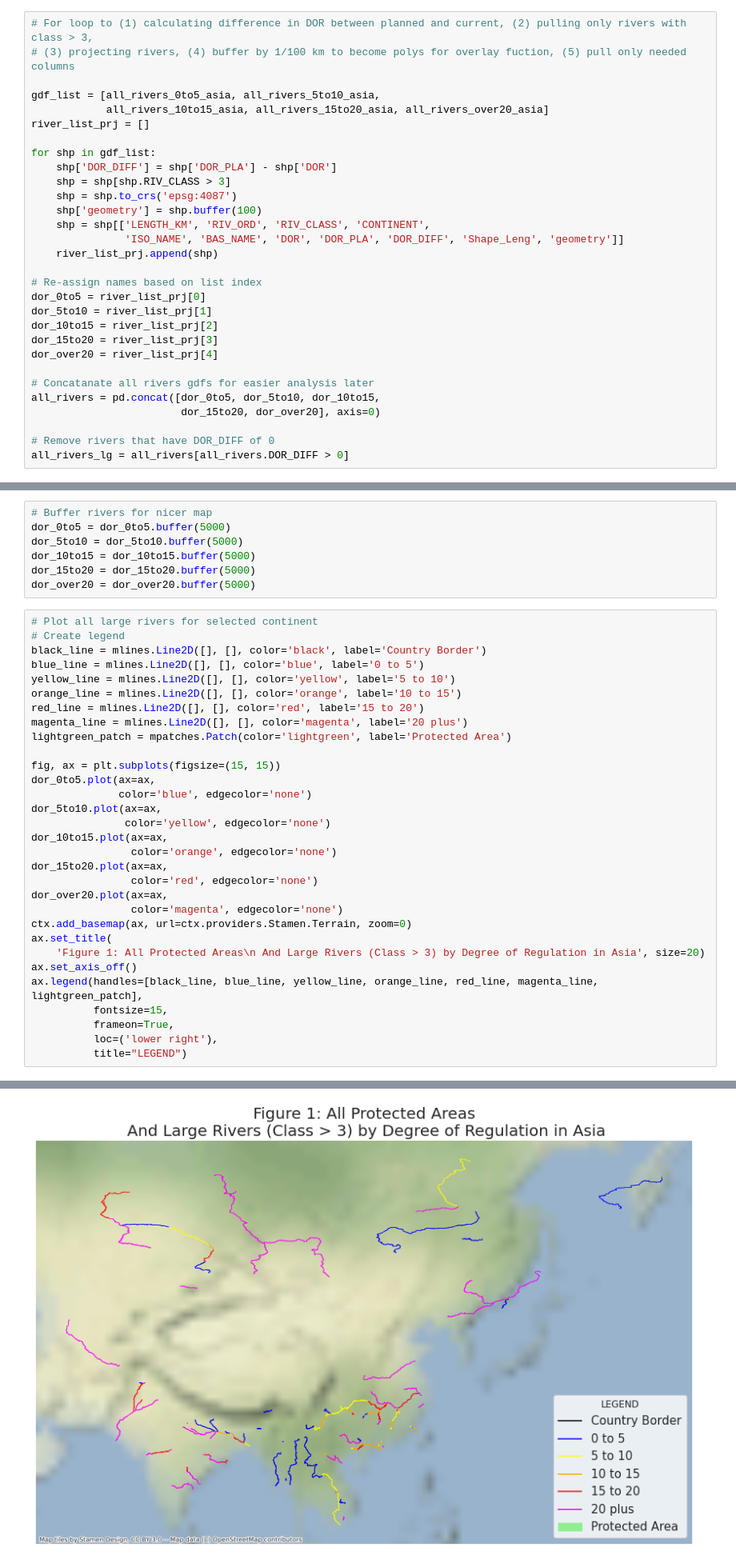
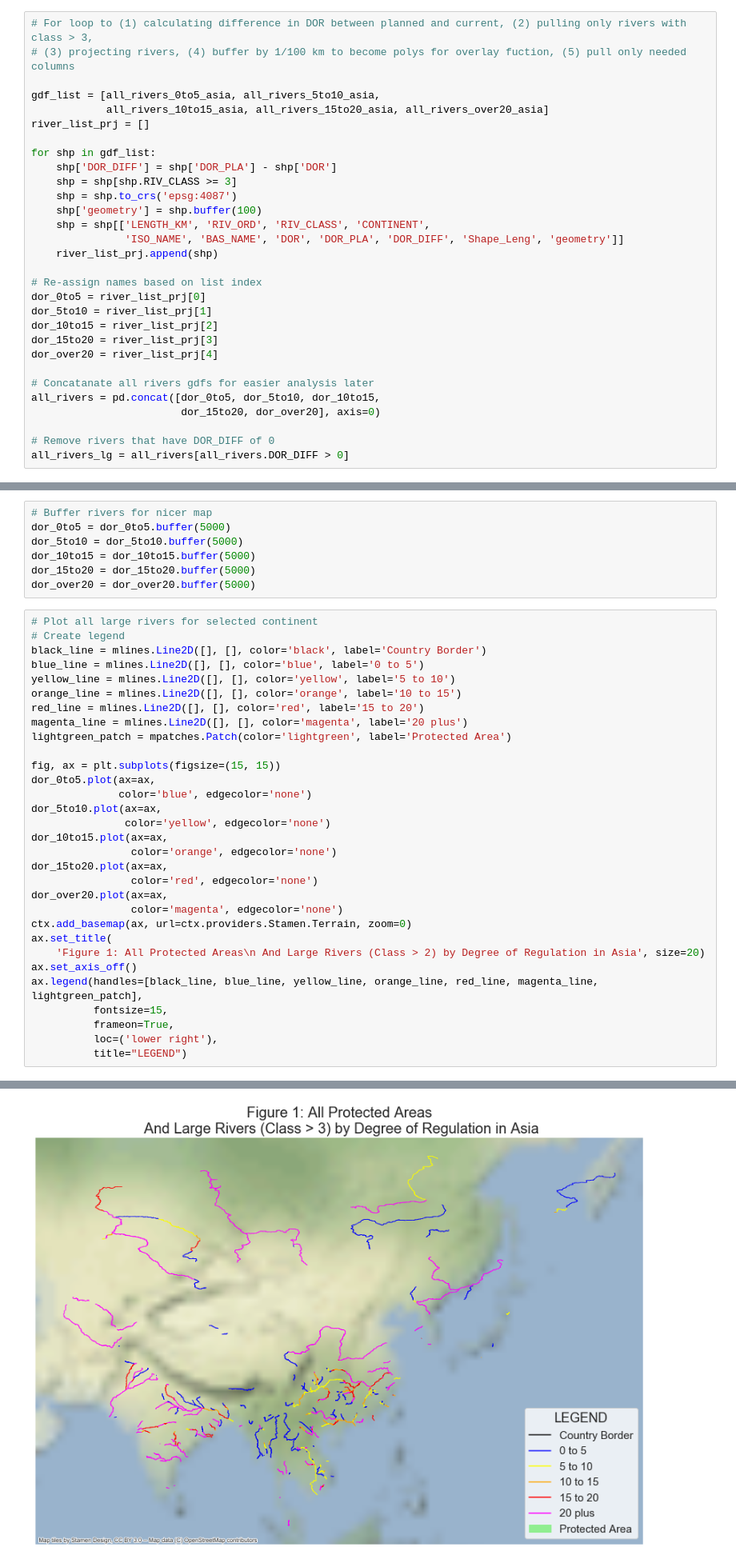
Before and after one commit to lherwehe/global-dam-impacts, a Jupyter notebook: exploration-notebooks/dam-impacts-on-protected-areas-calc-asia.ipynb, the cells around one changed output, grey strips where cells are left out. Shown: that part at 80% size. Cells and saved outputs as stored; diff of their text form.

```diff
--- a/exploration-notebooks/dam-impacts-on-protected-areas-calc-asia.ipynb
+++ b/exploration-notebooks/dam-impacts-on-protected-areas-calc-asia.ipynb
@@ -171,7 +171,7 @@ river_list_prj = []
 
 for shp in gdf_list:
     shp['DOR_DIFF'] = shp['DOR_PLA'] - shp['DOR']
-    shp = shp[shp.RIV_CLASS > 3]
+    shp = shp[shp.RIV_CLASS >= 3]
     shp = shp.to_crs('epsg:4087')
     shp['geometry'] = shp.buffer(100)
     shp = shp[['LENGTH_KM', 'RIV_ORD', 'RIV_CLASS', 'CONTINENT',
@@ -330,32 +339,32 @@ dor_over20 = dor_over20.buffer(5000)
 # Create legend
 black_line = mlines.Line2D([], [], color='black', label='Country Border')
 blue_line = mlines.Line2D([], [], color='blue', label='0 to 5')
 yellow_line = mlines.Line2D([], [], color='yellow', label='5 to 10')
 orange_line = mlines.Line2D([], [], color='orange', label='10 to 15')
 red_line = mlines.Line2D([], [], color='red', label='15 to 20')
 magenta_line = mlines.Line2D([], [], color='magenta', label='20 plus')
 lightgreen_patch = mpatches.Patch(color='lightgreen', label='Protected Area')
 
 fig, ax = plt.subplots(figsize=(15, 15))
 dor_0to5.plot(ax=ax,
               color='blue', edgecolor='none')
 dor_5to10.plot(ax=ax,
                color='yellow', edgecolor='none')
 dor_10to15.plot(ax=ax,
                 color='orange', edgecolor='none')
 dor_15to20.plot(ax=ax,
                 color='red', edgecolor='none')
 dor_over20.plot(ax=ax,
                 color='magenta', edgecolor='none')
 ctx.add_basemap(ax, url=ctx.providers.Stamen.Terrain, zoom=0)
 ax.set_title(
-    'Figure 1: All Protected Areas\n And Large Rivers (Class > 3) by Degree of Regulation in Asia', size=20)
+    'Figure 1: All Protected Areas\n And Large Rivers (Class > 2) by Degree of Regulation in Asia', size=20)
 ax.set_axis_off()
 ax.legend(handles=[black_line, blue_line, yellow_line, orange_line, red_line, magenta_line, lightgreen_patch],
           fontsize=15,
           frameon=True,
           loc=('lower right'),
           title="LEGEND")
 # %% [output]
 <matplotlib.legend.Legend at 0x...>
-[figure, old version]
+[figure, new version]
```
Also changed, not shown: parts of 7 cells of this notebook, 5 other files.
